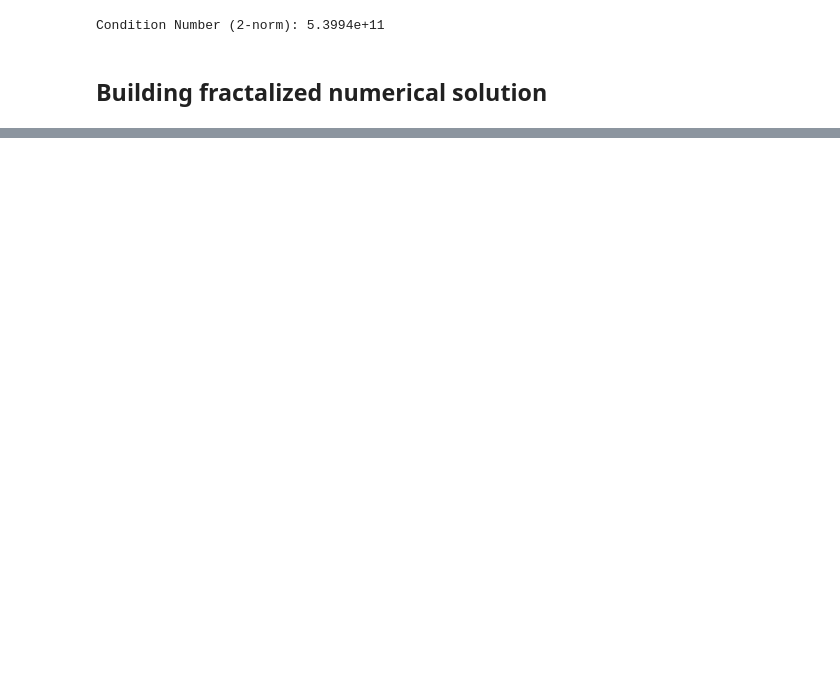
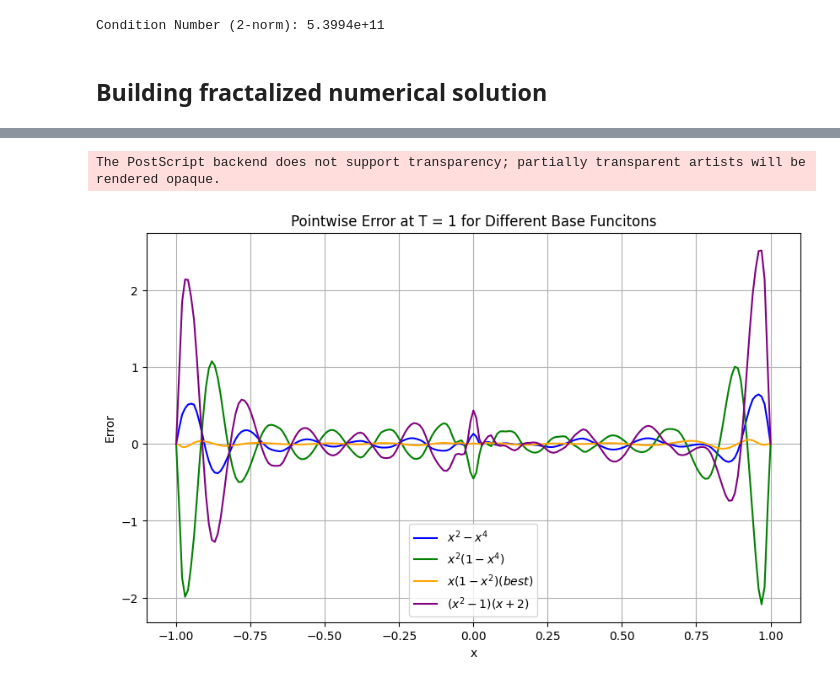
Before and after one commit to amar-at-iitm/colab_test, a Jupyter notebook: compare_base_funcitons.ipynb, the cells around one changed output, grey strips where cells are left out. Drawn from its saved outputs; the diff is of its cells as text; code cells hidden in the pictures; blank space fills up the shorter version.

Commit message:
Comparing different base functions

```diff
--- a/compare_base_funcitons.ipynb
+++ b/compare_base_funcitons.ipynb
@@ -265,0 +158,2 @@ The PostScript backend does not support transparency; partially transparent arti
+# %%
+Label_1, E1_err, E1_Linf, E1_RMS = solve_for_base_function(g1, "1st Even base function")
@@ -265,0 +165,2 @@ The PostScript backend does not support transparency; partially transparent arti
+# %%
+Label_5, EO_err, EO_Linf, EO_RMS = solve_for_base_function(g5, "Even Odd base function")
@@ -265,0 +172,4 @@ The PostScript backend does not support transparency; partially transparent arti
+# %%
+Label_2, E2_err, E2_Linf, E2_RMS = solve_for_base_function(g2, "2nd Even base function")
+Label_3, O1_err, O1_Linf, O1_RMS = solve_for_base_function(g3, "1st Odd base function")
+Label_4, O2_err, O2_Linf, O2_RMS = solve_for_base_function(g4, "2nd Odd base function")
@@ -265,0 +197,52 @@ The PostScript backend does not support transparency; partially transparent arti
+# %%
+plt.figure(figsize=(10, 6))
+
+
+plt.plot(
+        x,
+        E1_err,
+        label=f"$x^{2} - x^{4}$", # Fractal Quasi-Interpolant 1st Even Base Function",
+        linewidth=1.5,
+        color='blue'
+    )
+plt.plot(
+        x,
+        E2_err,
+        label=f"$x^{2}(1 - x^{4})$", # Fractal Quasi-Interpolant 2nd Even Base Function
+        linewidth=1.5,
+        color='green'
+    )
+plt.plot(
+        x,
+        O1_err,
+        label=f"$x(1 - x^{2})(best)$", # Fractal Quasi-Interpolant 1st Odd Base Function
+        linewidth=1.5,
+        color='orange'
+    )
+# plt.plot(
+#         x,
+#         O2_err,
+#         label=f"$x(1 - x^{4})$", # Fractal Quasi-Interpolant 2nd Odd Base Function
+#         linewidth=1.5,
+#         color='red'
+#     )
+
+plt.plot(
+        x,
+        EO_err,
+        label=f"$(x^{2} - 1)(x + 2)$", # Fractal Quasi-Interpolant 2nd Odd Base Function
+        linewidth=1.5,
+        color='purple'
+    )
+
+plt.xlabel("x")
+plt.ylabel("Error")
+plt.title(f"Pointwise Error at T = {T} for Different Base Funcitons")
+plt.grid(True)
+plt.legend()
+
+plt.savefig(f"Images/pointwise_error_4base_fucn.eps", format="eps")
+plt.show()
+# %% [output]
+The PostScript backend does not support transparency; partially transparent artists will be rendered opaque.
+[figure, added]
```
Also changed, not shown: parts of 8 cells of this notebook.
